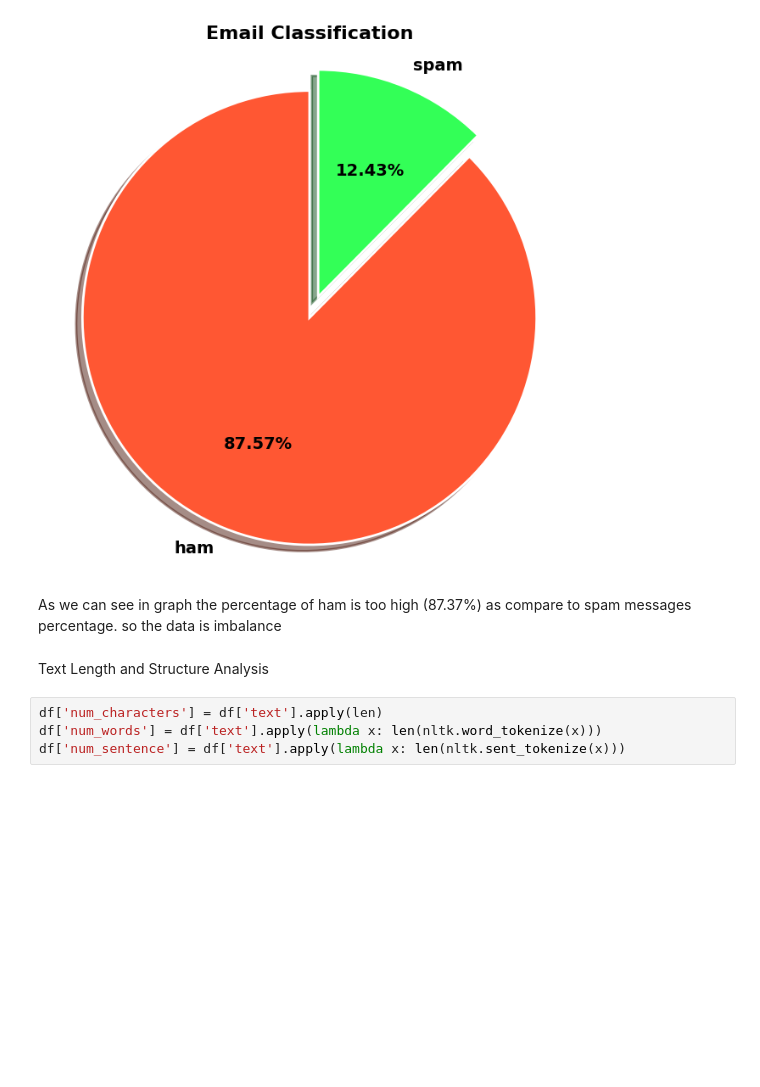
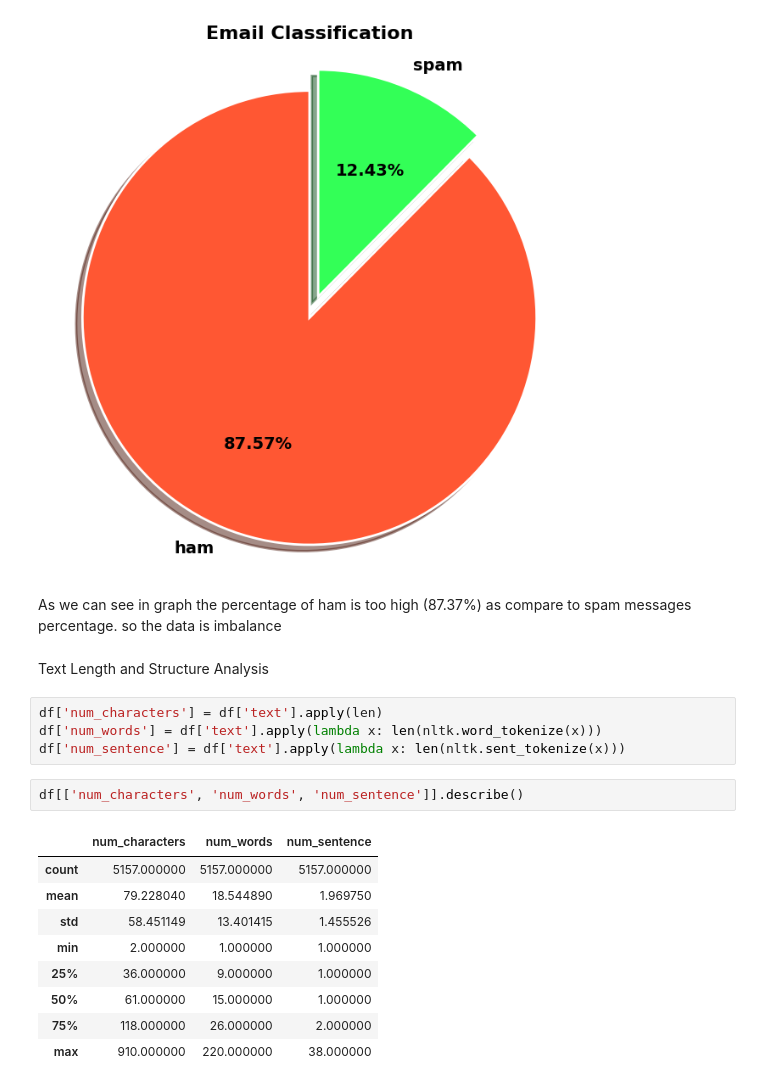
Before and after one commit to KiranKokateGitHub/Spam-Email-Detection_NLP_ML-Project, a Jupyter notebook: Spam_Email_Detection_NLP_ML_Project.ipynb, the cells around one changed output. Cells and saved outputs as stored; diff of their text form; blank space fills up the shorter version.

```diff
--- a/Spam_Email_Detection_NLP_ML_Project.ipynb
+++ b/Spam_Email_Detection_NLP_ML_Project.ipynb
@@ -174,3 +174,15 @@ Text Length and Structure Analysis
 df['num_characters'] = df['text'].apply(len)
 df['num_words'] = df['text'].apply(lambda x: len(nltk.word_tokenize(x)))
 df['num_sentence'] = df['text'].apply(lambda x: len(nltk.sent_tokenize(x)))
+# %%
+df[['num_characters', 'num_words', 'num_sentence']].describe()
+# %% [output]
+|  | num_characters | num_words | num_sentence |
+| count | 5157.000000 | 5157.000000 | 5157.000000 |
+| mean | 79.228040 | 18.544890 | 1.969750 |
+| std | 58.451149 | 13.401415 | 1.455526 |
+| min | 2.000000 | 1.000000 | 1.000000 |
+| 25% | 36.000000 | 9.000000 | 1.000000 |
+| 50% | 61.000000 | 15.000000 | 1.000000 |
+| 75% | 118.000000 | 26.000000 | 2.000000 |
+| max | 910.000000 | 220.000000 | 38.000000 |
```
Also changed, not shown: parts of 2 cells of this notebook.
